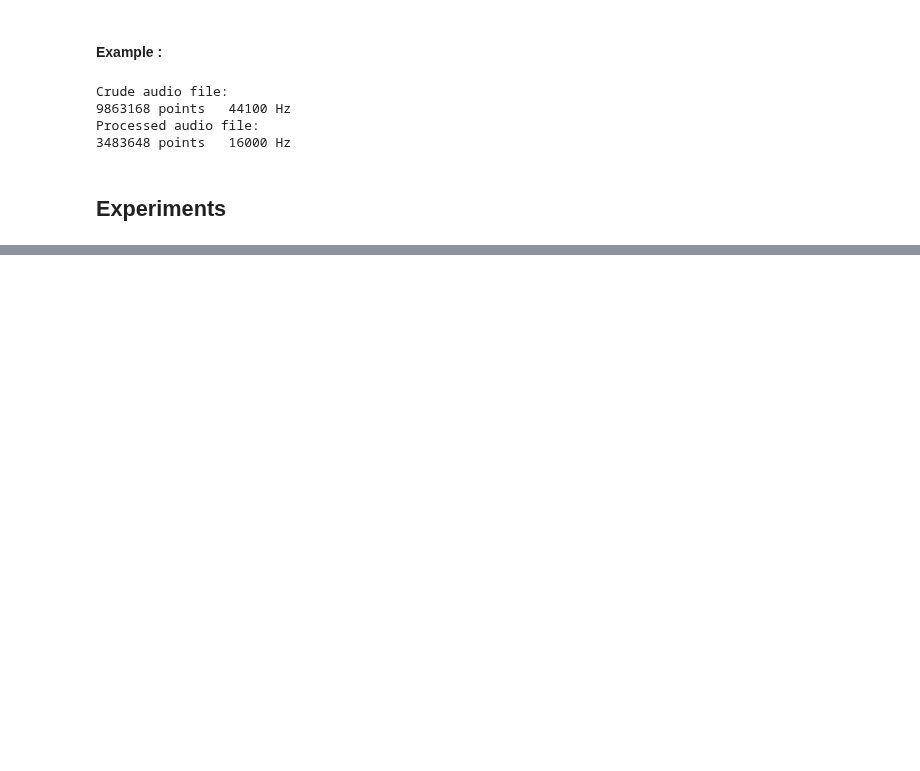
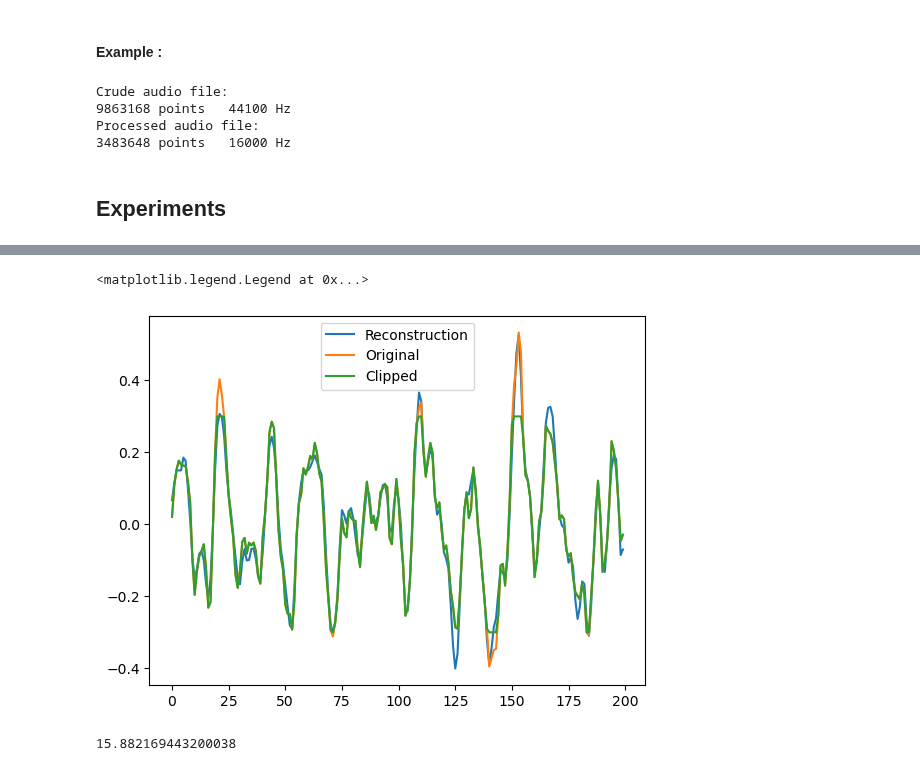
Before and after one commit to pierreaguie/C-OMP-for-Audio-Declipping, a Jupyter notebook: AudioDeclipping.ipynb, the cells around one changed output, grey strips where cells are left out. Drawn from its saved outputs; the diff is of its cells as text; code cells hidden in the pictures; blank space fills up the shorter version.

```diff
--- a/AudioDeclipping.ipynb
+++ b/AudioDeclipping.ipynb
@@ -710,0 +772,2 @@ def compute_SNR_m(y, y_reconstructed):
+# %%
+reconstruction = OMP(clip(one_frame, 0.3), 100, 1e-3, theta_clip=0.15, theta_max=0.8)[0]
@@ -710,0 +792,12 @@ def compute_SNR_m(y, y_reconstructed):
+# %%
+plt.plot(reconstruction[0:200], label='Reconstruction')
+plt.plot(one_frame[0:200], label='Original')
+plt.plot(clip(one_frame, 0.3)[0:200], label='Clipped')
+plt.legend()
+# %% [output]
+<matplotlib.legend.Legend at 0x...>
+[figure, added]
+# %%
+compute_SNR_m(one_frame, reconstruction, theta_clip=0.3)
+# %% [output]
+15.882169443200038
```
Also changed, not shown: parts of 14 cells of this notebook.
